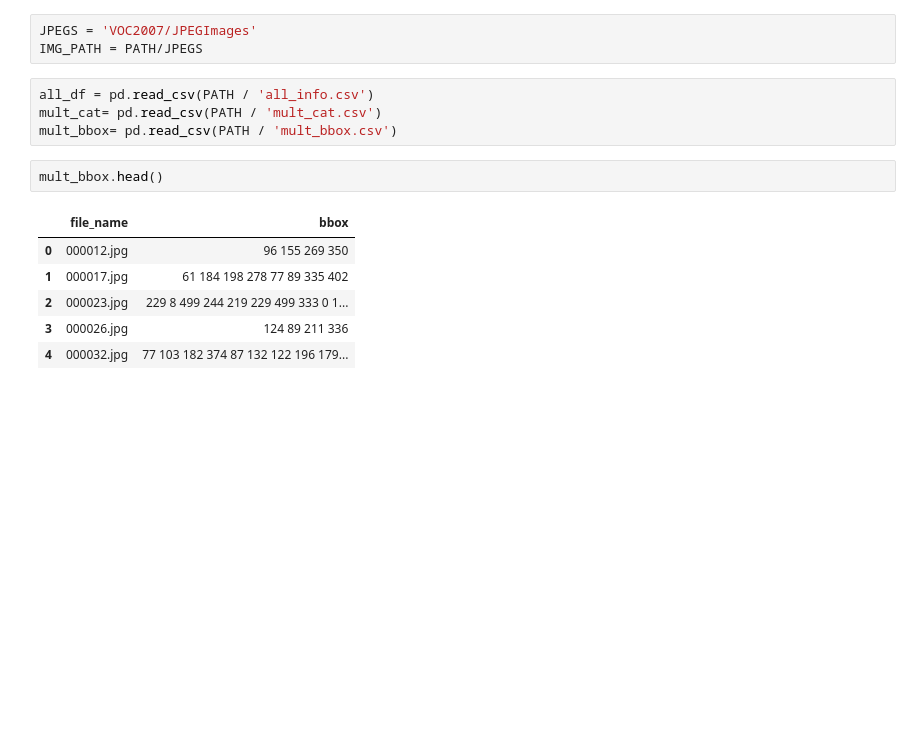
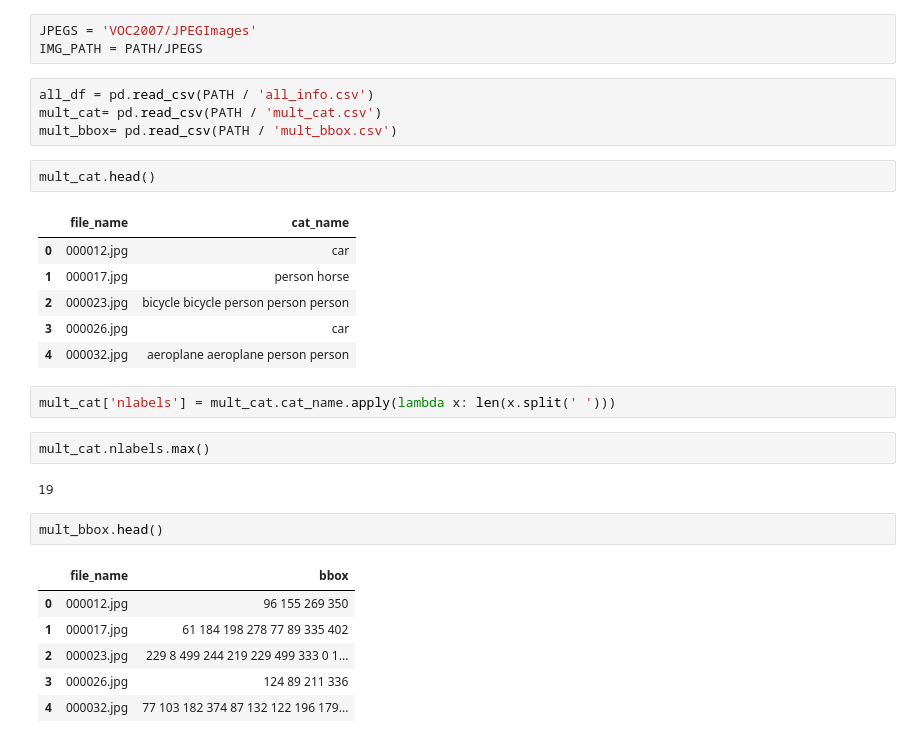
Before and after one commit to anhquan0412/fast_ai_part2_2018, a Jupyter notebook: scratch_pascal_multi.ipynb, the cells around one changed output. Drawn from its saved outputs; the diff is of its cells as text; blank space fills up the shorter version.

```diff
--- a/scratch_pascal_multi.ipynb
+++ b/scratch_pascal_multi.ipynb
@@ -77,6 +76,21 @@ IMG_PATH = PATH/JPEGS
 all_df = pd.read_csv(PATH / 'all_info.csv')
 mult_cat= pd.read_csv(PATH / 'mult_cat.csv')
 mult_bbox= pd.read_csv(PATH / 'mult_bbox.csv')
+# %%
+mult_cat.head()
+# %% [output]
+|  | file_name | cat_name |
+| 0 | 000012.jpg | car |
+| 1 | 000017.jpg | person horse |
+| 2 | 000023.jpg | bicycle bicycle person person person |
+| 3 | 000026.jpg | car |
+| 4 | 000032.jpg | aeroplane aeroplane person person |
+# %%
+mult_cat['nlabels'] = mult_cat.cat_name.apply(lambda x: len(x.split(' ')))
+# %%
+mult_cat.nlabels.max()
+# %% [output]
+19
 # %%
 mult_bbox.head()
 # %% [output]
```
Also changed, not shown: parts of 46 cells of this notebook.
